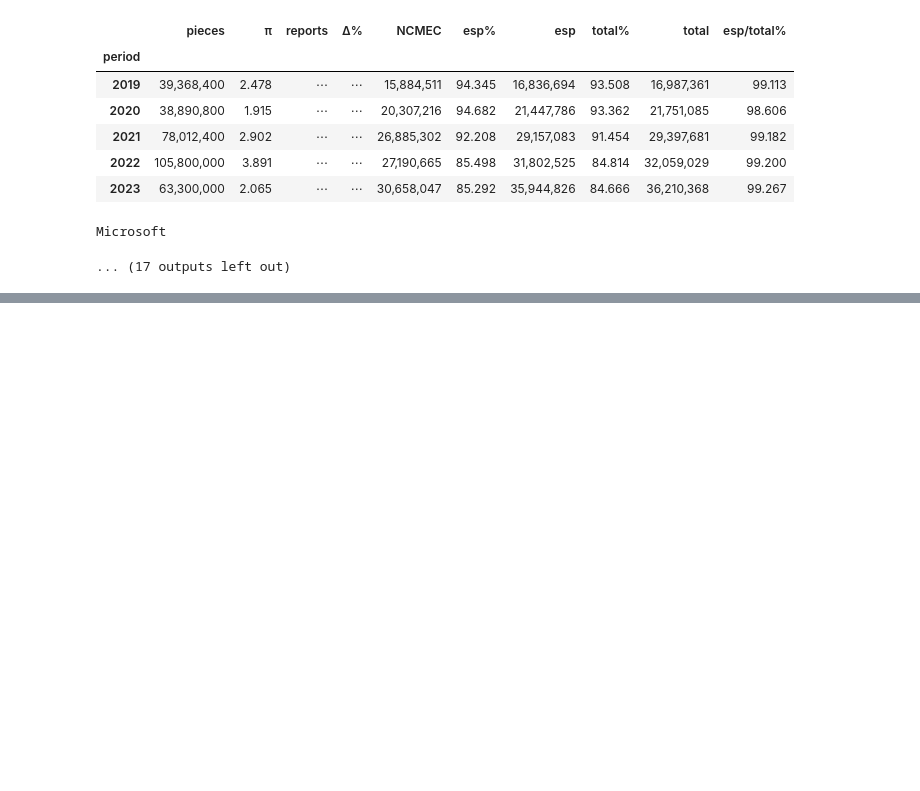
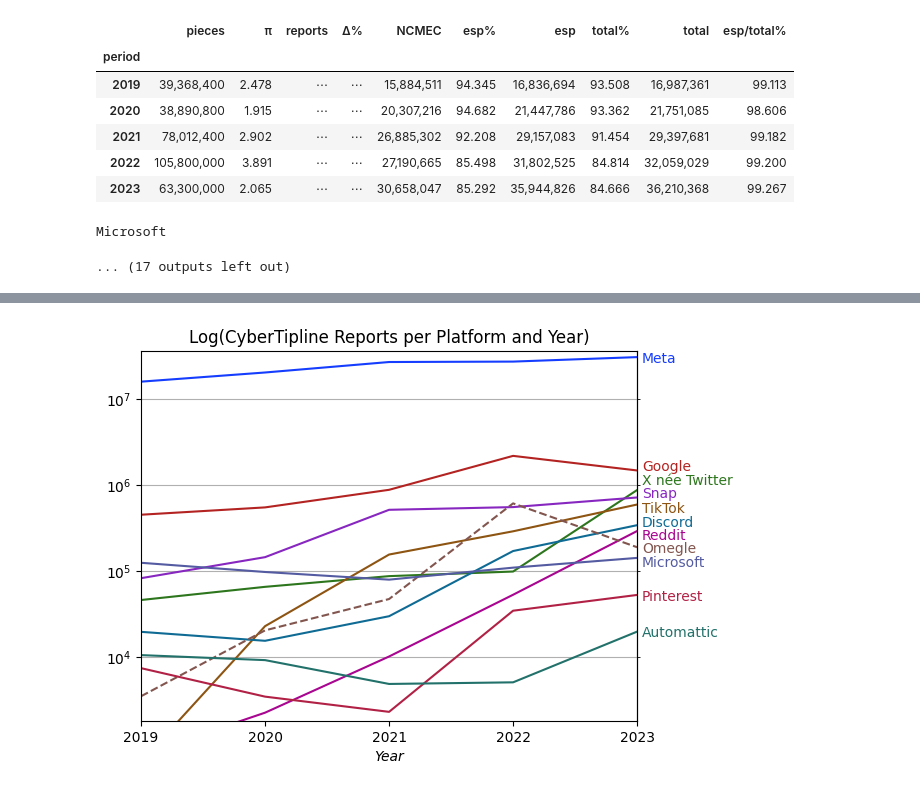
Before and after one commit to apparebit/diaphanous, a Jupyter notebook: analysis/platform.ipynb, the cells around one changed output, grey strips where cells are left out. Drawn from its saved outputs; the diff is of its cells as text; code cells hidden in the pictures; blank space fills up the shorter version.

Commit message:
snapshot latest notebooks with graph for reports per platform and year

```diff
--- a/analysis/platform.ipynb
+++ b/analysis/platform.ipynb
@@ -289,0 +254,83 @@ ax.figure.savefig("../figure/etc-reports-per-year.svg", bbox_inches='tight')
+# %%
+import math
+import matplotlib as mp
+import matplotlib.pyplot as plt
+
+def mega_tick(y: int | float, _pos: object) -> str:
+    if y == 0:
+        return "0"
+    if y % 1_000_000 == 0:
+        return format(int(y) // 1_000_000, ",") + "M"
+    return format(int(y) / 1_000_000, ",") + "M"
+
+# In descending order of reports made in 2023
+PLATFORMS = [
+    "Meta", "Google", "X", "Snap", "TikTok",
+    "Discord", "Reddit", "Omegle", "Microsoft",
+    "Pinterest", "Automattic"
+]
+
+ncmec = wide_ncmec_reports(data).rename(columns={"Alphabet": "Google"})[PLATFORMS]
+ax = ncmec.plot()
+
+ax.set_title("Log(CyberTipline Reports per Platform and Year)")
+ax.legend().remove()
+ax.set_xlabel("Year", fontstyle="italic")
+ax.get_yaxis().set_major_formatter(mp.ticker.FuncFormatter(mega_tick))
+ax.set_ylabel(None)
+ax.grid(axis="y")
+ax.set_ylim(1800, 36_000_000)
+ax.set_yscale("symlog")
+
+positions = [ncmec.loc["2023", p] for p in PLATFORMS]
+alt = ax.secondary_yaxis(location="right")
+alt.set_ylim(1800, 36_000_000)
+alt.set_yscale("symlog")
+alt.set_yticks(positions, labels=["X née Twitter" if p == "X" else p for p in PLATFORMS])
+alt.tick_params(axis="y", length=0)
+
+offsets = {
+    "Meta": 0,
+    "Google": 4,
+    "X": 7.5,
+    "Snap": 3.5,
+    "TikTok": -2,
+    "Discord": 3,
+    "Reddit": -2.5,
+    "Omegle": 0,
+    "Microsoft": -2.5,
+    "Pinterest": 0,
+    "Automattic": 0,
+}
+
+colors = [
+    "#153dff",
+    "#b32322",
+    "#2d761d",
+    "#8727c0",
+    "#8d5412",
+    "#0f6b94",
+    "#a80590",
+    "#82564f",
+    "#545ba1",
+    "#b12145",
+    "#22716a",
+]
+
+for platform, color, line, label in zip(
+    PLATFORMS, colors, ax.get_lines(), alt.get_yticklabels()
+):
+    line.set_color(color)
+    if platform == "Omegle":
+        line.set_linestyle("dashed")
+    label.set_color(color)
+    raw_offset = offsets[platform]
+    if raw_offset != 0:
+        offset = mp.transforms.ScaledTranslation(
+            0, raw_offset/72, ax.figure.dpi_scale_trans
+        )
+        label.set_transform(label.get_transform() + offset)
+
+ax.figure.savefig("../figure/reports-per-platform-and-year.svg", bbox_inches='tight')
+# %% [output]
+[figure, added]
```
Also changed, not shown: parts of 1 cell of this notebook, 5 other files.
